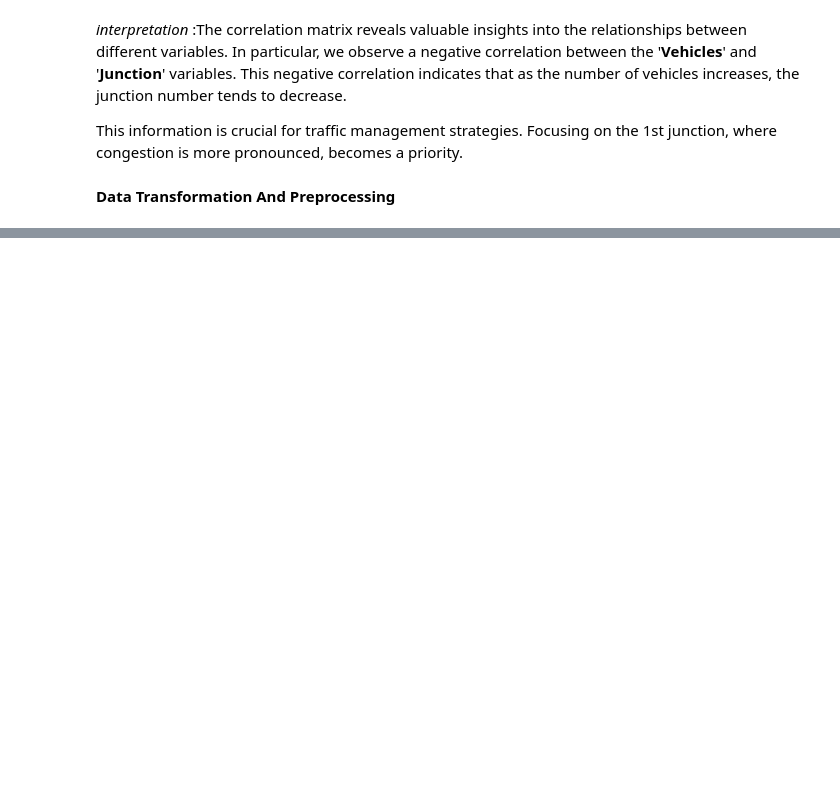
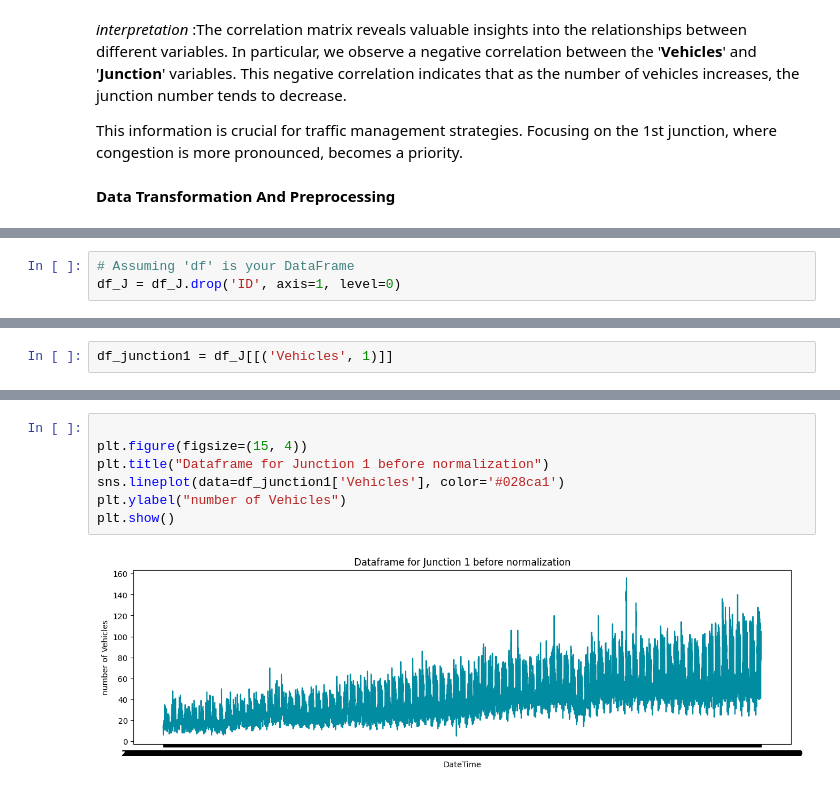
Before and after one commit to yuguerten/traffic_prediction_using_CNN, a Jupyter notebook: Traffic_prediction.ipynb, the cells around one changed output, grey strips where cells are left out. Drawn from its saved outputs; the diff is of its cells as text; blank space fills up the shorter version.

Commit message:
before normalization

```diff
--- a/Traffic_prediction.ipynb
+++ b/Traffic_prediction.ipynb
@@ -207,3 +207,6 @@ df_J.describe()
 | 50% | 40.000000 | 13.000000 | 11.000000 | 7.000000 | 2.016083e+10 | 2.016083e+10 | 2.016083e+10 | 2.017040e+10 |
 | 75% | 59.000000 | 17.000000 | 18.000000 | 9.000000 | 2.017013e+10 | 2.017013e+10 | 2.017013e+10 | 2.017052e+10 |
 | max | 156.000000 | 48.000000 | 180.000000 | 36.000000 | 2.017063e+10 | 2.017063e+10 | 2.017063e+10 | 2.017063e+10 |
+# %%
+# Assuming 'df' is your DataFrame
+df_J = df_J.drop('ID', axis=1, level=0)
@@ -209,0 +253,2 @@ df_J.describe()
+# %%
+df_junction1 = df_J[[('Vehicles', 1)]]
@@ -209,0 +268,9 @@ df_J.describe()
+# %%
+
+plt.figure(figsize=(15, 4))
+plt.title("Dataframe for Junction 1 before normalization")
+sns.lineplot(data=df_junction1['Vehicles'], color='#028ca1')
+plt.ylabel("number of Vehicles")
+plt.show()
+# %% [output]
+[figure, added]
```
Also changed, not shown: parts of 16 cells of this notebook.
